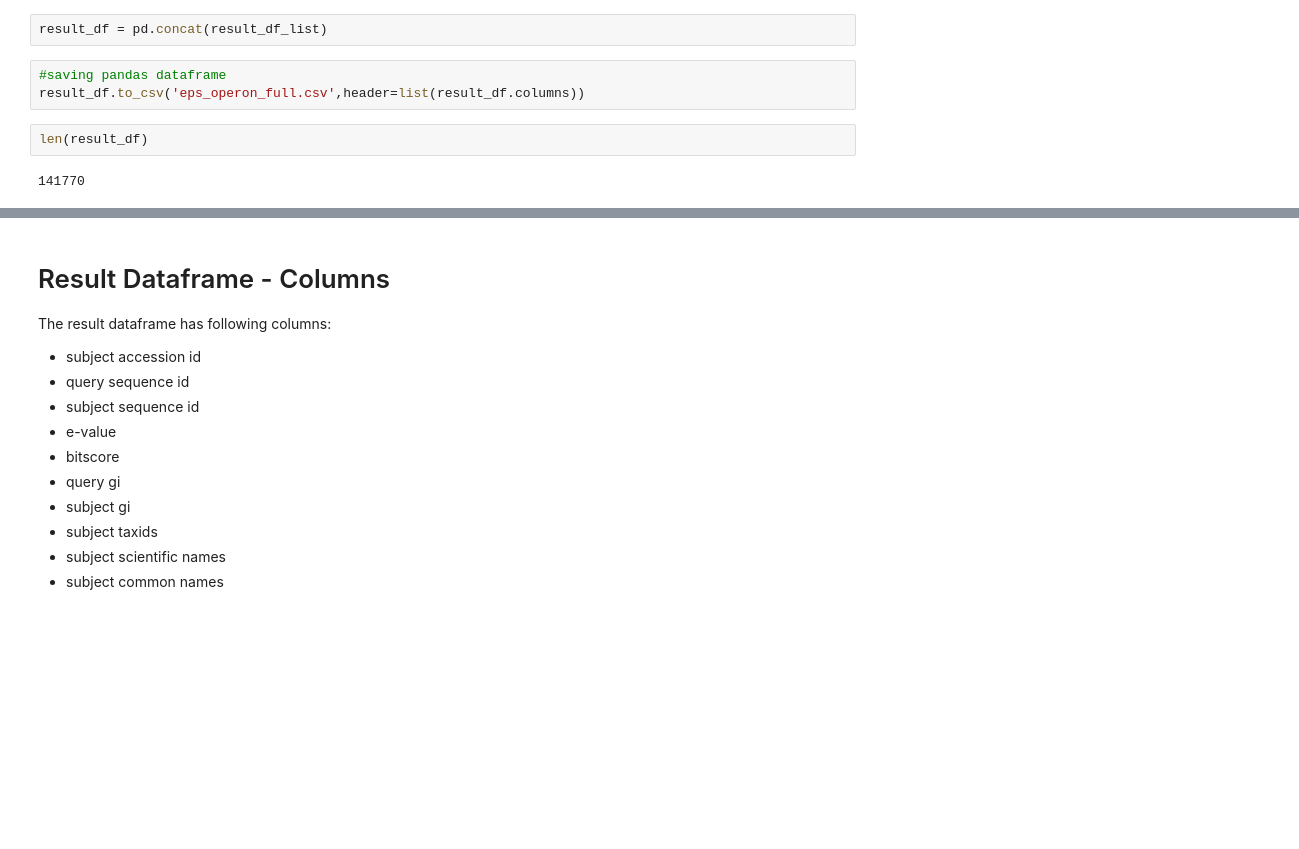
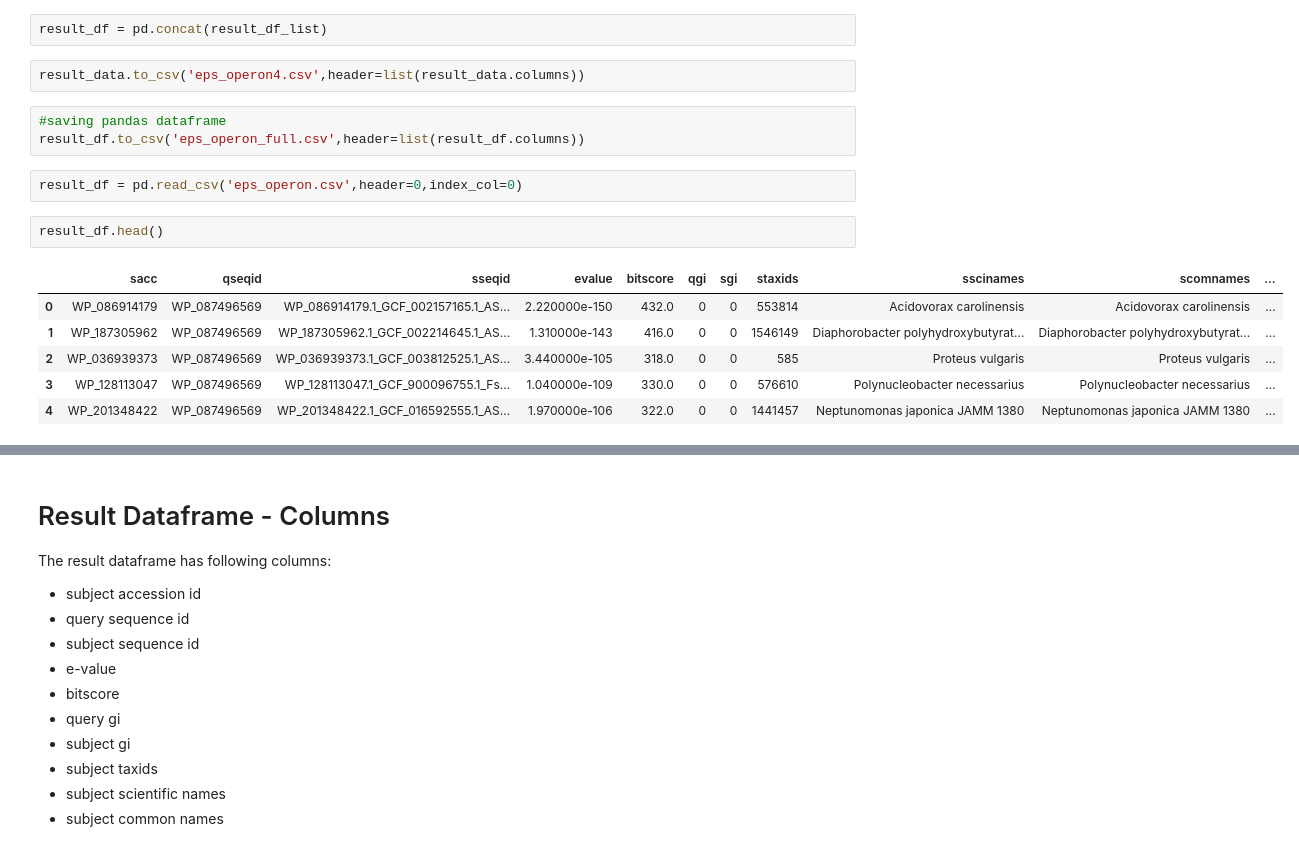
Before and after one commit to Kanomble/ncbi_transactions, a Jupyter notebook: scripts/parse_reciprocal_results.ipynb, the cells around one changed output, grey strips where cells are left out. Cells and saved outputs as stored; diff of their text form; blank space fills up the shorter version.

```diff
--- a/scripts/parse_reciprocal_results.ipynb
+++ b/scripts/parse_reciprocal_results.ipynb
@@ -219,10 +245,19 @@ length ids : 64
 True
 # %%
 result_df = pd.concat(result_df_list)
+# %%
+result_data.to_csv('eps_operon4.csv',header=list(result_data.columns))
 # %%
 #saving pandas dataframe
 result_df.to_csv('eps_operon_full.csv',header=list(result_df.columns))
 # %%
-len(result_df)
+result_df = pd.read_csv('eps_operon.csv',header=0,index_col=0)
-# %% [output]
-141770
+# %%
+result_df.head()
+# %% [output]
+|  | sacc | qseqid | sseqid | evalue | bitscore | qgi | sgi | staxids | sscinames | scomnames | ... |
+| 0 | WP_086914179 | WP_087496569 | WP_086914179.1_GCF_002157165.1_AS... | 2.220000e-150 | 432.0 | 0 | 0 | 553814 | Acidovorax carolinensis | Acidovorax carolinensis | ... |
+| 1 | WP_187305962 | WP_087496569 | WP_187305962.1_GCF_002214645.1_AS... | 1.310000e-143 | 416.0 | 0 | 0 | 1546149 | Diaphorobacter polyhydroxybutyrat... | Diaphorobacter polyhydroxybutyrat... | ... |
+| 2 | WP_036939373 | WP_087496569 | WP_036939373.1_GCF_003812525.1_AS... | 3.440000e-105 | 318.0 | 0 | 0 | 585 | Proteus vulgaris | Proteus vulgaris | ... |
+| 3 | WP_128113047 | WP_087496569 | WP_128113047.1_GCF_900096755.1_Fs... | 1.040000e-109 | 330.0 | 0 | 0 | 576610 | Polynucleobacter necessarius | Polynucleobacter necessarius | ... |
+| 4 | WP_201348422 | WP_087496569 | WP_201348422.1_GCF_016592555.1_AS... | 1.970000e-106 | 322.0 | 0 | 0 | 1441457 | Neptunomonas japonica JAMM 1380 | Neptunomonas japonica JAMM 1380 | ... |
```
Also changed, not shown: parts of 26 cells of this notebook, 11 other files.
